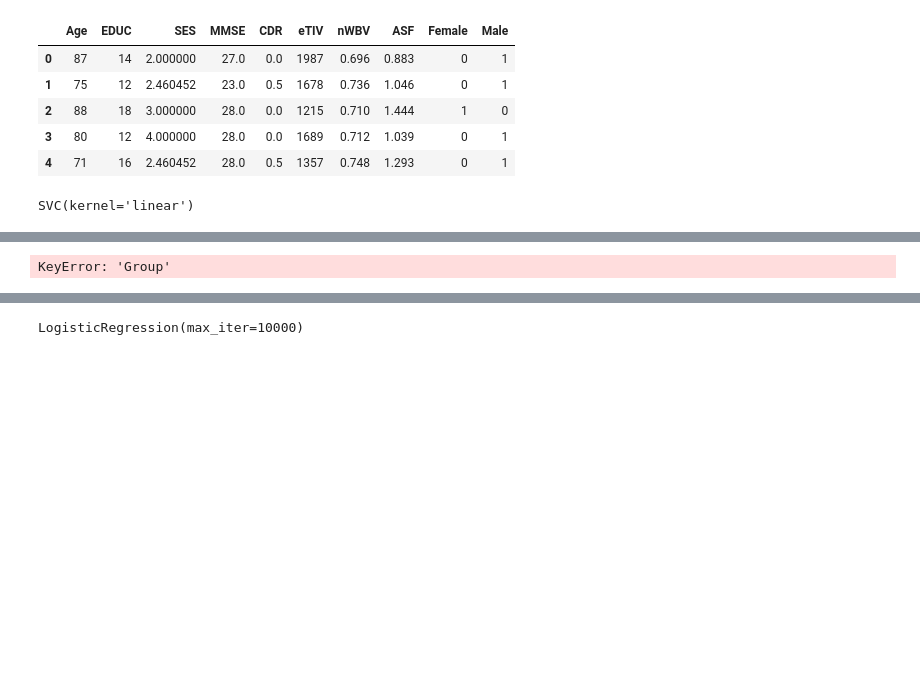
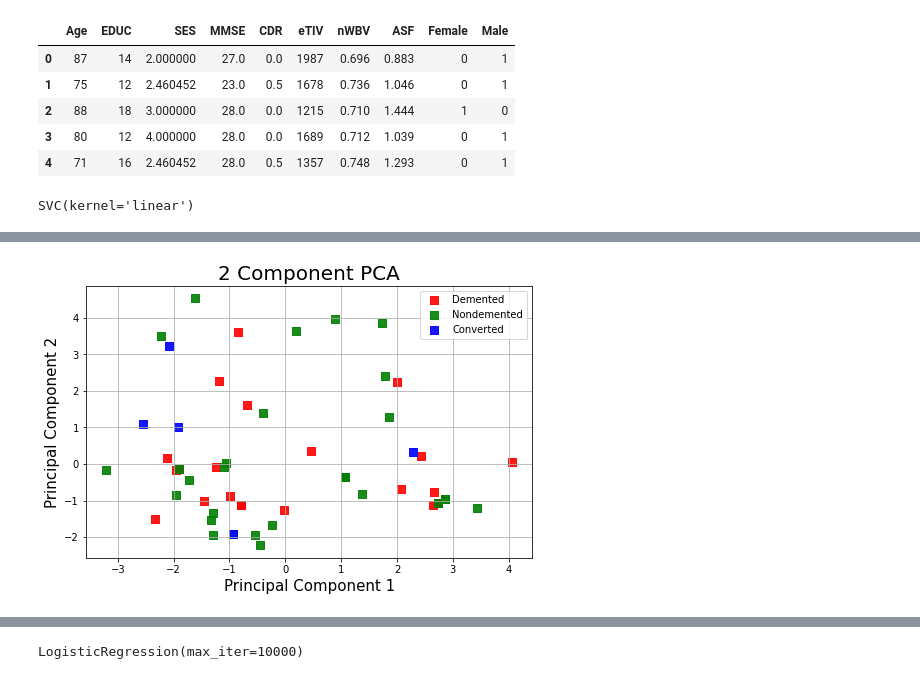
Before and after one commit to Radhika303/Dementia_Prediction, a Jupyter notebook: Dementia_Data_v2.ipynb, the cells around one changed output, grey strips where cells are left out. Drawn from its saved outputs; the diff is of its cells as text; code cells hidden in the pictures; blank space fills up the shorter version.

```diff
--- a/Dementia_Data_v2.ipynb
+++ b/Dementia_Data_v2.ipynb
@@ -393,0 +403,5 @@ principalDf_X_train.head(5)
+# %%
+# Added "Group" for 2D PCA projection of principalDf_X_train
+
+finalDf_X_train = pd.concat([principalDf_X_train, pd.DataFrame(y, columns = ['Group'])], axis = 1)
+finalDf_X_train.head()
@@ -405,18 +438,18 @@ principalDf_X_test.head(5)
 # %%
-# visualize 2D Projection
+# Visualize 2D Projection of finalDf_X_train
 
 fig = plt.figure(figsize = (8,5))
 ax = fig.add_subplot(1,1,1)
 ax.set_xlabel('Principal Component 1', fontsize = 15)
 ax.set_ylabel('Principal Component 2', fontsize = 15)
 ax.set_title('2 Component PCA', fontsize = 20)
 targets = ['Demented', 'Nondemented', 'Converted']
 colors = ['r', 'g', 'b']
 
 for target, color in zip(targets,colors):
-    indicesToKeep = principalDf_X_train['Group'] == target
-    ax.scatter(principalDf_X_train.loc[indicesToKeep, 'principal component 1'] , principalDf_X_train.loc[indicesToKeep, 'principal component 2'] , marker='s', c = color , s = 50, alpha=.9)
+    indicesToKeep = finalDf_X_train['Group'] == target
+    ax.scatter(finalDf_X_train.loc[indicesToKeep, 'principal component 1'] , finalDf_X_train.loc[indicesToKeep, 'principal component 2'] , marker='s', c = color , s = 50, alpha=.9)
 ax.legend(targets)
 ax.grid()
 # %% [output]
-KeyError: 'Group'
+[figure, added]
```
Also changed, not shown: parts of 49 cells of this notebook.
